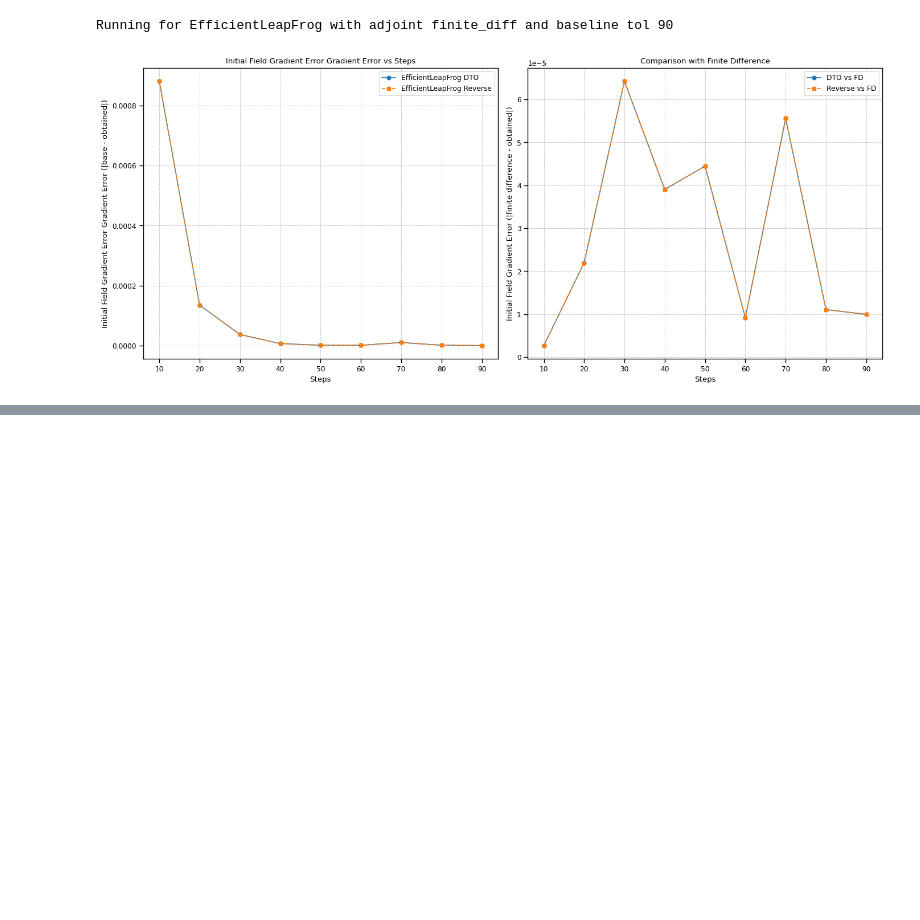
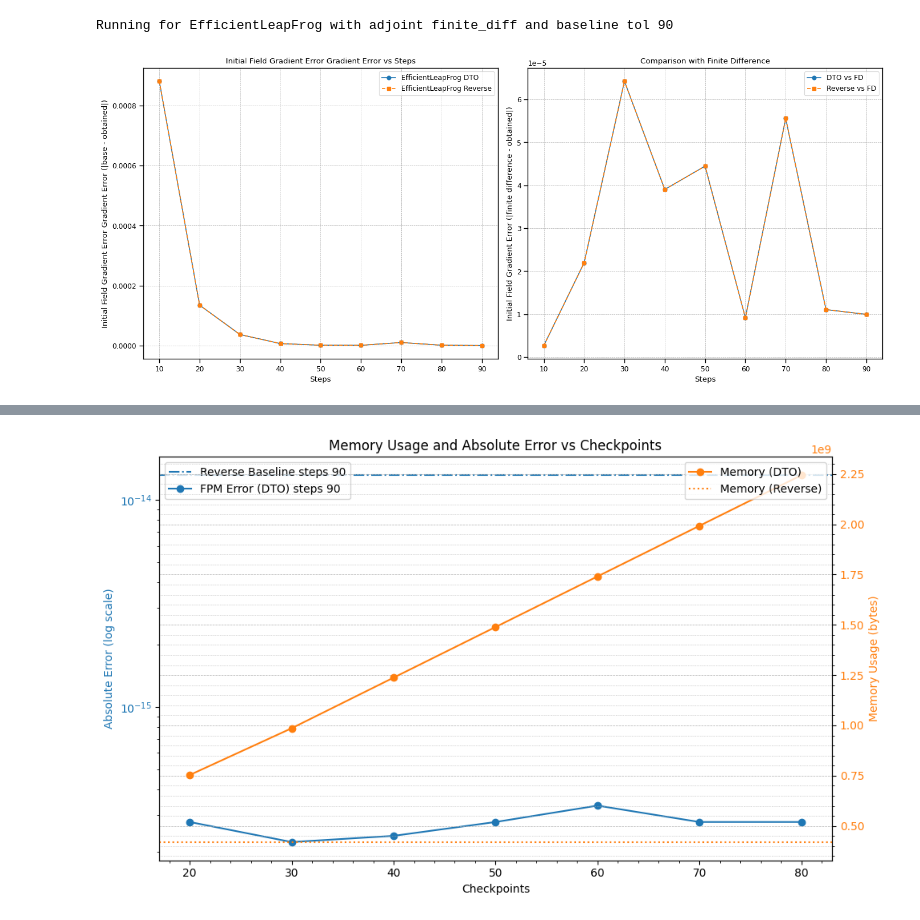
Before and after one commit to ASKabalan/JaxPM-Paper, a Jupyter notebook: content/01-gradient-stability/02-gradient-stability-FPM.ipynb, the cells around one changed output, grey strips where cells are left out. Drawn from its saved outputs; the diff is of its cells as text; code cells hidden in the pictures; blank space fills up the shorter version.

```diff
--- a/content/01-gradient-stability/02-gradient-stability-FPM.ipynb
+++ b/content/01-gradient-stability/02-gradient-stability-FPM.ipynb
@@ -673,3 +794,94 @@ fpm_grad_base_REV, fpm_steps_base_REV, fpm_memories_base_REV = constant_steps_me
 fpm_grads_DTO, fpm_steps_DTO, fpm_checkpoints_DTO, fpm_memories_DTO = (
     generate_memory_data(EfficientLeapFrog(), obs_fpm_field)
 )
+# %%
+# Data Preparation
+checkpoints = fpm_checkpoints_DTO
+
+# Error baselines
+fpm_grad_base_REV_err = abs(
+    fpm_grad_base_DTO - fpm_grad_base_REV
+)  # Baseline absolute error for OTD
+
+# Errors for DTO and OTD
+fpm_error_DTO = [abs(fpm_grad_base_DTO - grad) for grad in fpm_grads_DTO]
+mean_err = sum(fpm_error_DTO) / len(fpm_error_DTO)
+fpm_error_DTO = [mean_err if err == 0 else err for err in fpm_error_DTO]
+
+# Plotting
+fig, ax1 = plt.subplots(figsize=(10, 6))
+
+# Define colors
+error_color = "tab:blue"
+memory_color = "tab:orange"
+
+# Primary Y-axis: Absolute Error
+ax1.set_xlabel("Checkpoints")
+ax1.set_ylabel("Absolute Error (log scale)", color=error_color)
+
+ax1.axhline(
+    fpm_grad_base_REV_err,
+    color=error_color,
+    linestyle="-.",
+    label=f"Reverse Baseline steps {fpm_steps_base_DTO}",
+)
+# Plot errors
+ax1.plot(
+    checkpoints,
+    fpm_error_DTO,
+    marker="o",
+    color=error_color,
+    label=f"FPM Error (DTO) steps {fpm_steps_base_DTO}",
+)
+
+
+# Add horizontal line for baseline errors
+ax1.tick_params(axis="y", labelcolor=error_color)
+
+ax1.legend(loc="upper left")
+ax1.set_yscale("log")
+# Secondary Y-axis: Memory Usage
+ax2 = ax1.twinx()  # Create a secondary y-axis
+ax2.set_ylabel("Memory Usage (bytes)", color=memory_color)
+
+# Plot memory usage
+ax2.plot(
+    checkpoints,
+    fpm_memories_DTO,
+    marker="o",
+    linestyle="-",
+    color=memory_color,
+    label="Memory (DTO)",
+)
+
+# Add horizontal line for memory baselines
+ax2.axhline(
+    fpm_memories_base_REV, color=memory_color, linestyle=":", label="Memory (Reverse)"
+)
+
+ax2.tick_params(axis="y", labelcolor=memory_color)
+ax2.legend(loc="upper right")
+
+# Title and grid
+plt.title("Memory Usage and Absolute Error vs Checkpoints")
+plt.grid(which="both", linestyle="--", linewidth=0.5)  # Add x-y grid
+plt.minorticks_on()  # Enable minor ticks for finer grid
+plt.grid(which="minor", linestyle=":", linewidth=0.5)  # Minor grid lines
+
+# Show or Save
+plt.tight_layout()
+plt.savefig("plots/GS_FPM_memory_usage_and_error.pdf", dpi=600, transparent=True)
+plt.show()
+
+data_to_save = {
+    "checkpoints": fpm_checkpoints_DTO,
+    "fpm_grad_base_REV_err": fpm_grad_base_REV_err,
+    "fpm_error_DTO": pm_error_DTO,
+    "fpm_steps_base_DTO": m_steps_base_DTO,
+    "fpm_memories_DTO": pm_memories_DTO,
+    "fpm_memories_base_REV": fpm_memories_base_REV,
+}
+
+np.savez("GS_FPM_memory_usage_and_error.npz", **data_to_save)
+# %% [output]
+[figure, added]
```
Also changed, not shown: parts of 26 cells of this notebook, 1 other file.
